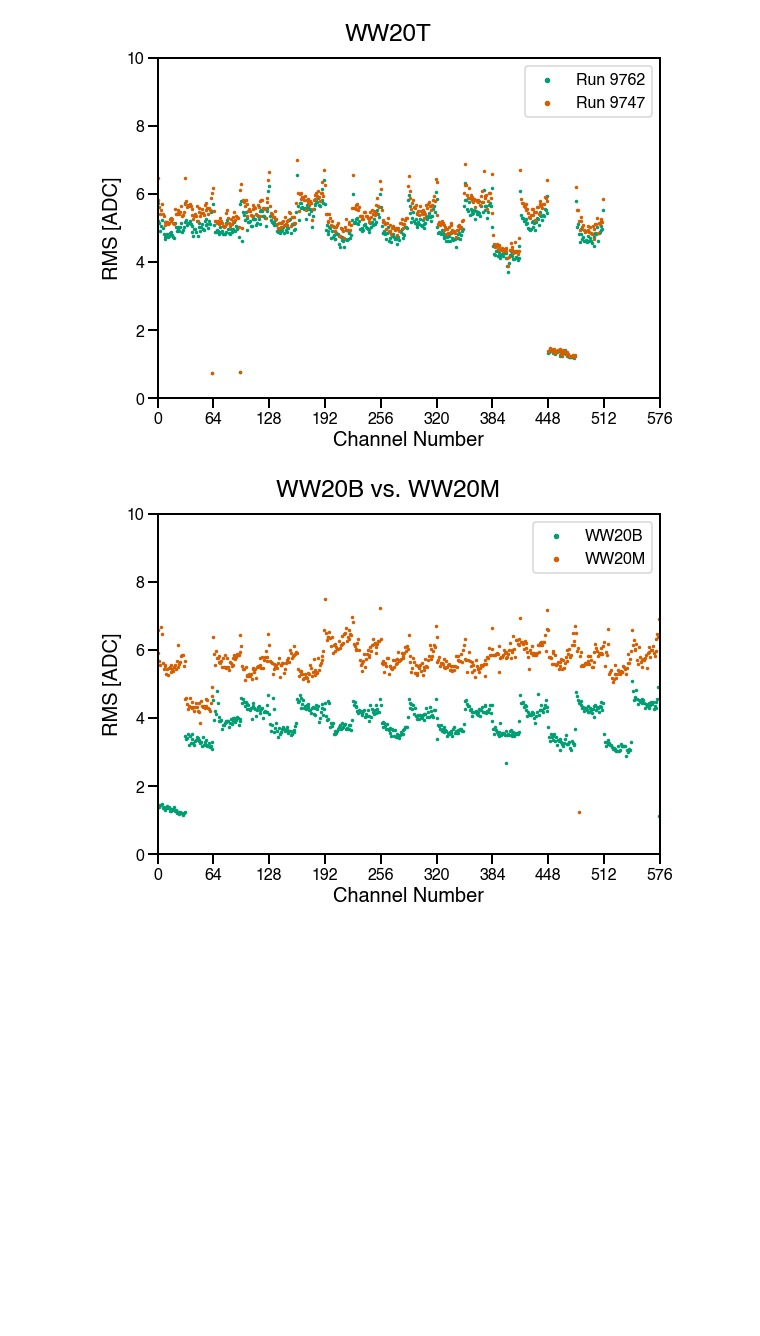
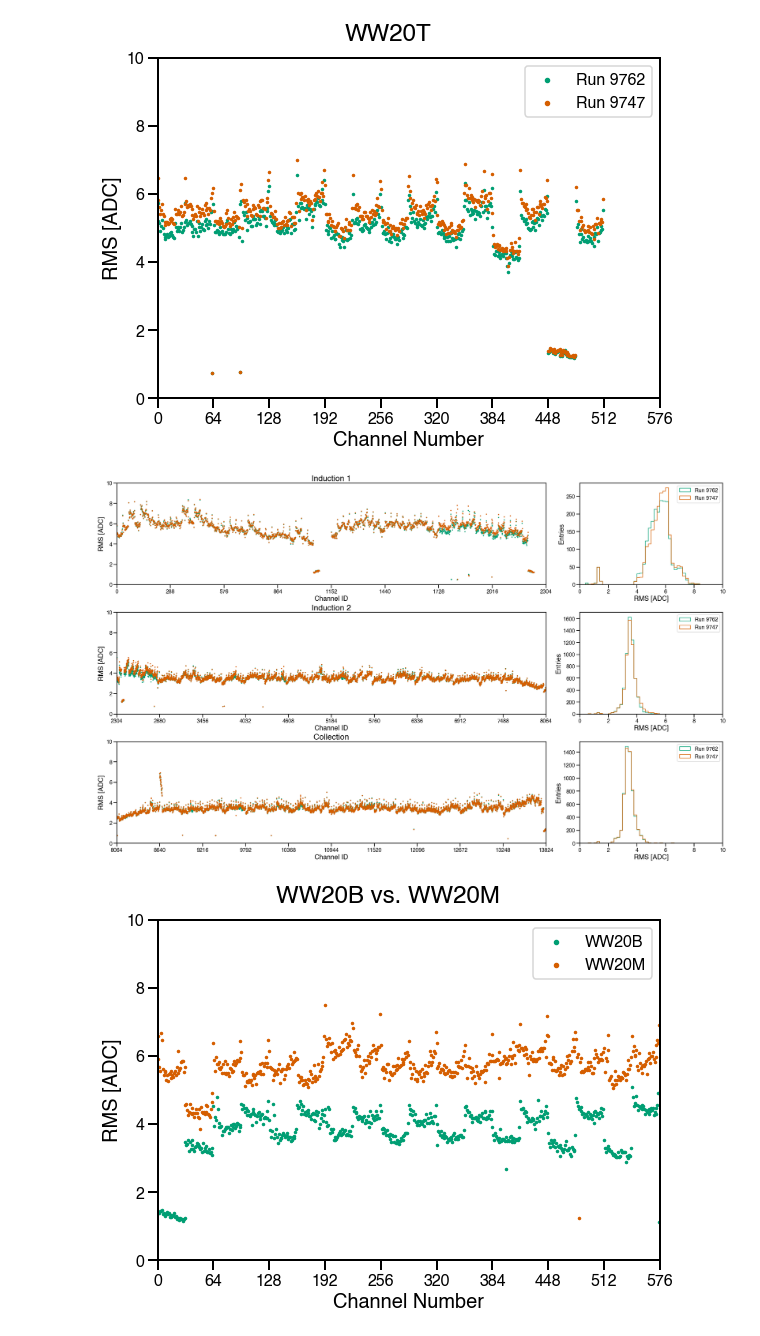
Before and after one commit to justinjmueller/icarus_tpc_analysis, a Jupyter notebook: noise.ipynb, the cells around one changed output. Saved outputs shown, nothing was run; the diff lists cells and outputs as text; code cells hidden in the pictures; blank space fills up the shorter version.

Commit message:
Added TPC plotting of metrics

```diff
--- a/noise.ipynb
+++ b/noise.ipynb
@@ -11,6 +11,11 @@ labels = ['Run 9762', 'Run 9747']
 plot_crate(data, labels, 'rawrms', 'WW20T')
 # %% [output]
 [figure]
+# %%
+# Test plotting of the TPC noise metrics.
+plot_tpc(data, labels, 'rawrms', 0)
+# %% [output]
+[figure, added]
 # %%
 # Test plotting different components against each other.
 data = [data[0], data[0]]
```
Also changed, not shown: parts of 1 cell of this notebook, 2 other files.
